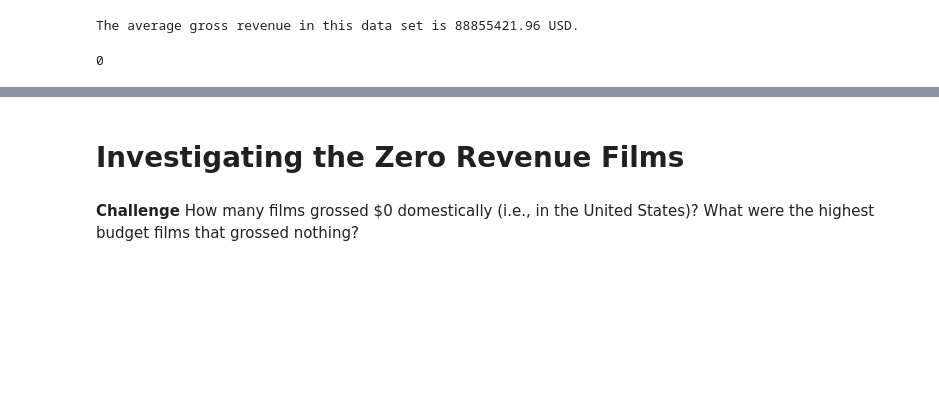
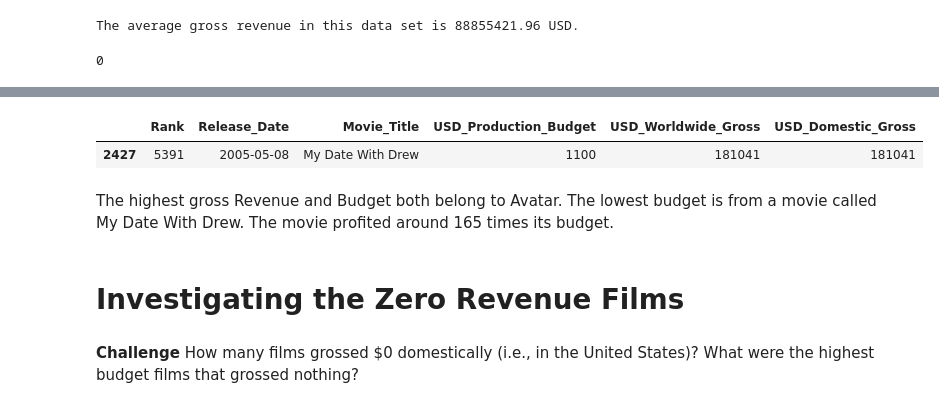
Before and after one commit to HKubinhetz/DS-Seaborn-and-Linear-Regression, a Jupyter notebook: Seaborn_and_Linear_Regression.ipynb, the cells around one changed output, grey strips where cells are left out. Drawn from its saved outputs; the diff is of its cells as text; code cells hidden in the pictures; blank space fills up the shorter version.

```diff
--- a/Seaborn_and_Linear_Regression.ipynb
+++ b/Seaborn_and_Linear_Regression.ipynb
@@ -192,5 +212,11 @@ clean_df['USD_Domestic_Gross'].min()
 # %%
 # How much revenue did the lowest and highest budget films make?
+clean_df.sort_values(by='USD_Production_Budget', ascending=True).head(1)
+# %% [output]
+|  | Rank | Release_Date | Movie_Title | USD_Production_Budget | USD_Worldwide_Gross | USD_Domestic_Gross |
+| 2427 | 5391 | 2005-05-08 | My Date With Drew | 1100 | 181041 | 181041 |
+# %% [markdown]
+The highest gross Revenue and Budget both belong to Avatar. The lowest budget is from a movie called My Date With Drew. The movie profited around 165 times its budget.
 # %% [markdown]
 # Investigating the Zero Revenue Films
 # %% [markdown]
```
Also changed, not shown: parts of 6 cells of this notebook.
